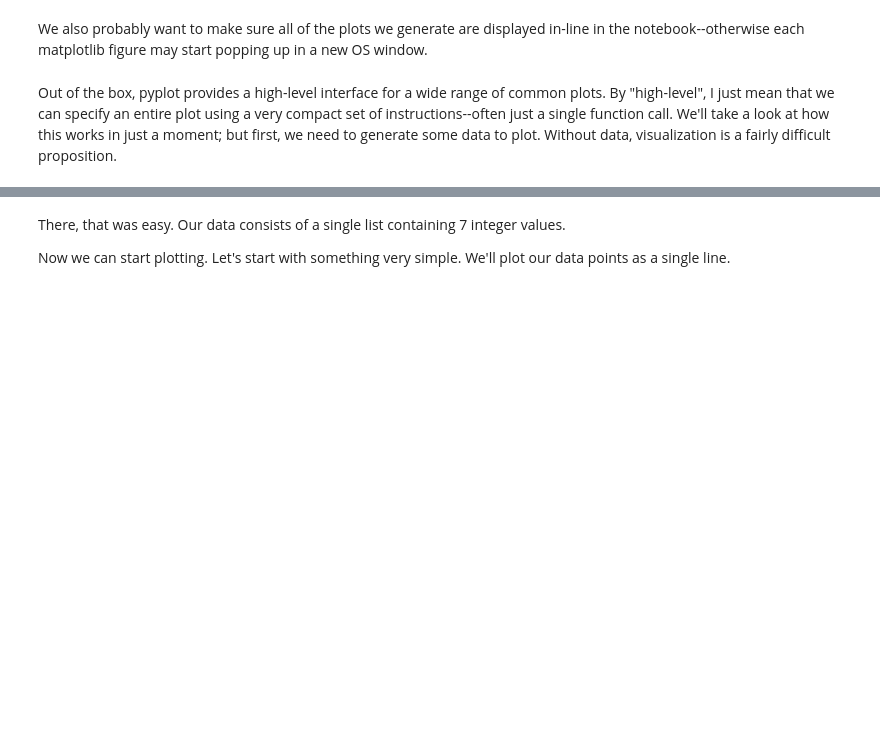
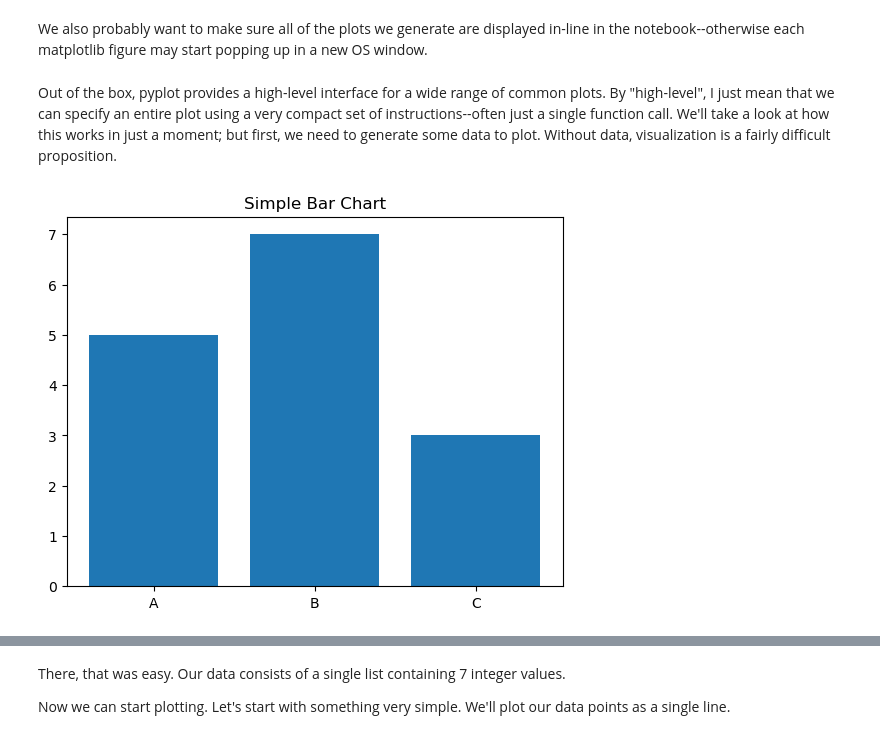
Before and after one commit to ChakerBaloch/IntroJupyter, a Jupyter notebook: Week2-Demo.ipynb, the cells around one changed output, grey strips where cells are left out. Cells and saved outputs as stored; diff of their text form; code cells hidden in the pictures; blank space fills up the shorter version.

```diff
--- a/Week2-Demo.ipynb
+++ b/Week2-Demo.ipynb
@@ -19,3 +19,11 @@ We also probably want to make sure all of the plots we generate are displayed in
 Out of the box, pyplot provides a high-level interface for a wide range of common plots. By "high-level", I just mean that we can specify an entire plot using a very compact set of instructions--often just a single function call. We'll take a look at how this works in just a moment; but first, we need to generate some data to plot. Without data, visualization is a fairly difficult proposition.
 # %%
 y = [1, 2, 3, 5, 8, 13, 21]
+# %%
+labels = ['A', 'B', 'C']
+values = [5, 7, 3]
+plt.bar(labels, values)
+plt.title('Simple Bar Chart')
+plt.show()
+# %% [output]
+[figure, added]
```
Also changed, not shown: parts of 3 cells of this notebook, 28 other files.
